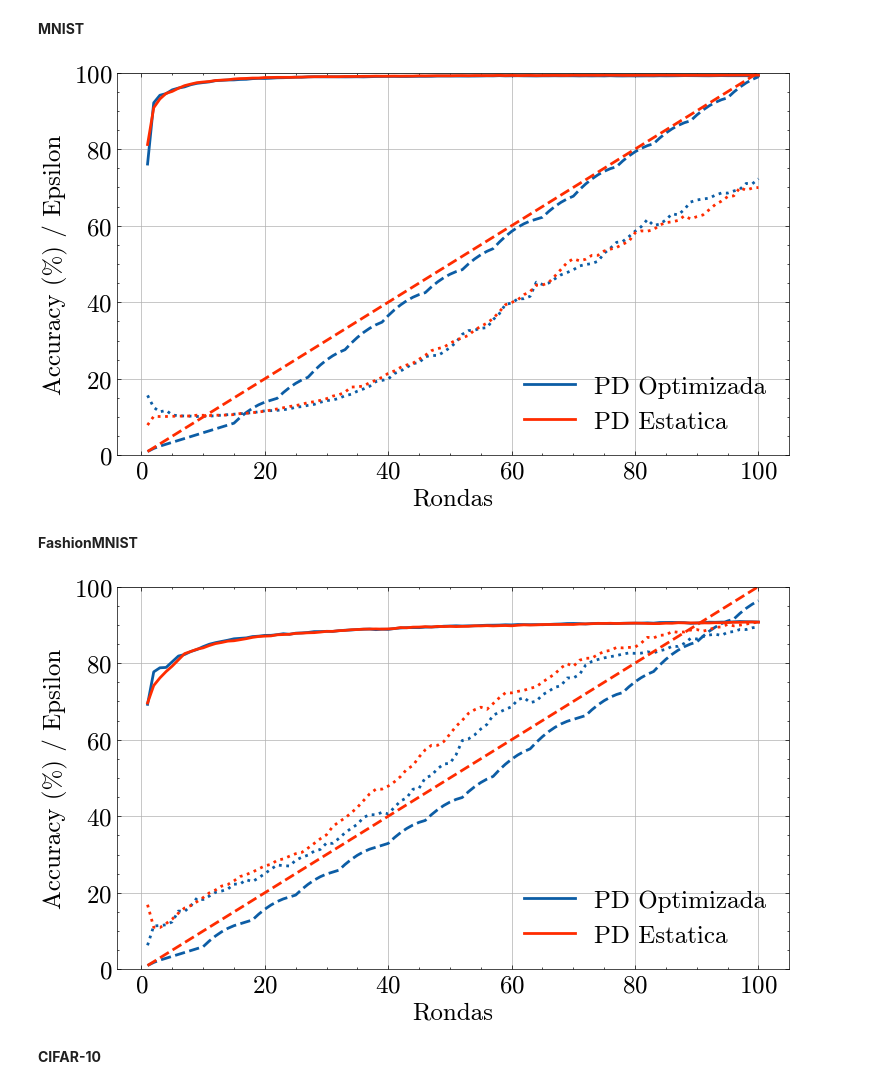
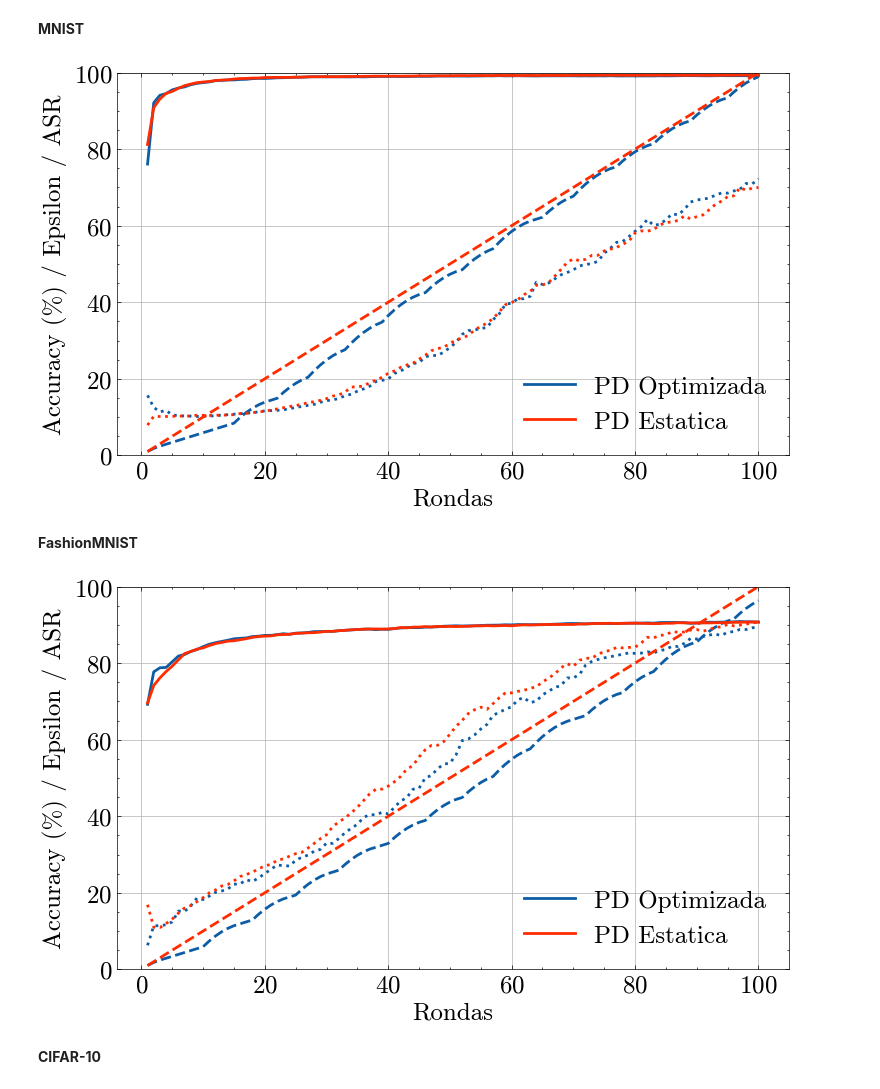
Before and after one commit to gullogullito/DP-LinProg-Optimization, a Jupyter notebook: figuras_TFG.ipynb, the cells around one changed output. Cells and saved outputs as stored; diff of their text form; code cells hidden in the pictures.

Commit message:
05-07 version - Figures completed

```diff
--- a/figuras_TFG.ipynb
+++ b/figuras_TFG.ipynb
@@ -247,35 +247,35 @@ accuracies_lp = df1['Accuracy (%)']
 epsilon_cummulative_lp= df1['Epsilon Acumulado']
 asr_lp = df1['ASR']
 
 accuracies_static = df2['Accuracy (%)']
 epsilon_cummulative_static = df2['Epsilon Acumulado']
 asr_static = df2['ASR']
 
 plt.style.use(['science', 'no-latex'])
 fig, ax1 = plt.subplots(figsize=(8, 5))
 
 color1 = 'C0'
 color2 = 'C3'
 ax1.set_xlabel('Rondas')
-ax1.set_ylabel('Accuracy (%) / Epsilon', color='black')
+ax1.set_ylabel('Accuracy (%) / Epsilon / ASR', color='black')
 ln1 = ax1.plot(rondas, accuracies_lp, color=color1, label='Accuracy (%)', linewidth=2)
 ln2 = ax1.plot(rondas, epsilon_cummulative_lp, color=color1, label='Epsilon acumulado', linestyle='--', linewidth=2)
 ln3 = ax1.plot(rondas, asr_lp*100, color=color1, label='ASR', linestyle=':', linewidth=2)
 ln4 = ax1.plot(rondas, accuracies_static, color=color2, label='Accuracy (%)', linewidth=2)
 ln5 = ax1.plot(rondas, epsilon_cummulative_static, color=color2, label='Epsilon acumulado', linestyle='--', linewidth=2)
 ln6 = ax1.plot(rondas, asr_static*100, color=color2, label='ASR', linestyle=':', linewidth=2)
 ax1.tick_params(axis='y', labelcolor='black')
 ax1.set_ylim(0, 100)
 
 lines = ln1 + ln4
 labels = ["PD Optimizada", "PD Estatica"]
 ax1.legend(lines, labels, loc='best')
 
 fig.tight_layout()
 plt.grid(True)
 plt.savefig('Backdoor_MNIST.png', dpi=300)
 # %% [output]
-[figure, old version]
+[figure, new version]
 # %% [markdown]
 **FashionMNIST**
 # %%
@@ -297,7 +297,7 @@ fig, ax1 = plt.subplots(figsize=(8, 5))
 color1 = 'C0'
 color2 = 'C3'
 ax1.set_xlabel('Rondas')
-ax1.set_ylabel('Accuracy (%) / Epsilon', color='black')
+ax1.set_ylabel('Accuracy (%) / Epsilon / ASR', color='black')
 ln1 = ax1.plot(rondas, accuracies_lp, color=color1, label='Accuracy (%)', linewidth=2)
 ln2 = ax1.plot(rondas, epsilon_cummulative_lp, color=color1, label='Epsilon acumulado', linestyle='--', linewidth=2)
 ln3 = ax1.plot(rondas, asr_lp*100, color=color1, label='ASR', linestyle=':', linewidth=2)
@@ -315,7 +315,7 @@ fig.tight_layout()
 plt.grid(True)
 plt.savefig('Backdoor_fashion.png', dpi=300)
 # %% [output]
-[figure, old version]
+[figure, new version]
 # %% [markdown]
 **CIFAR-10**
 # %%
```
Also changed, not shown: parts of 3 cells of this notebook, 8 other files.
